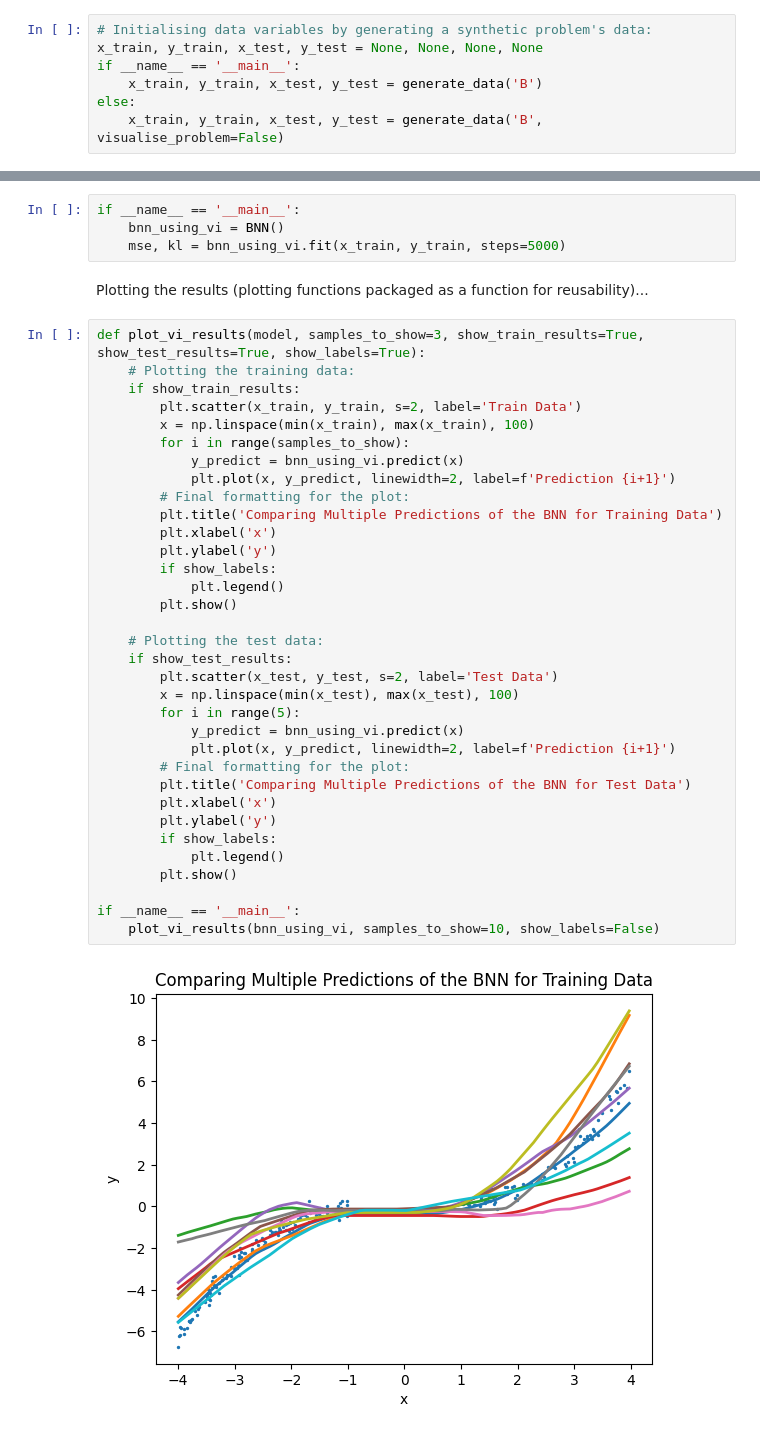
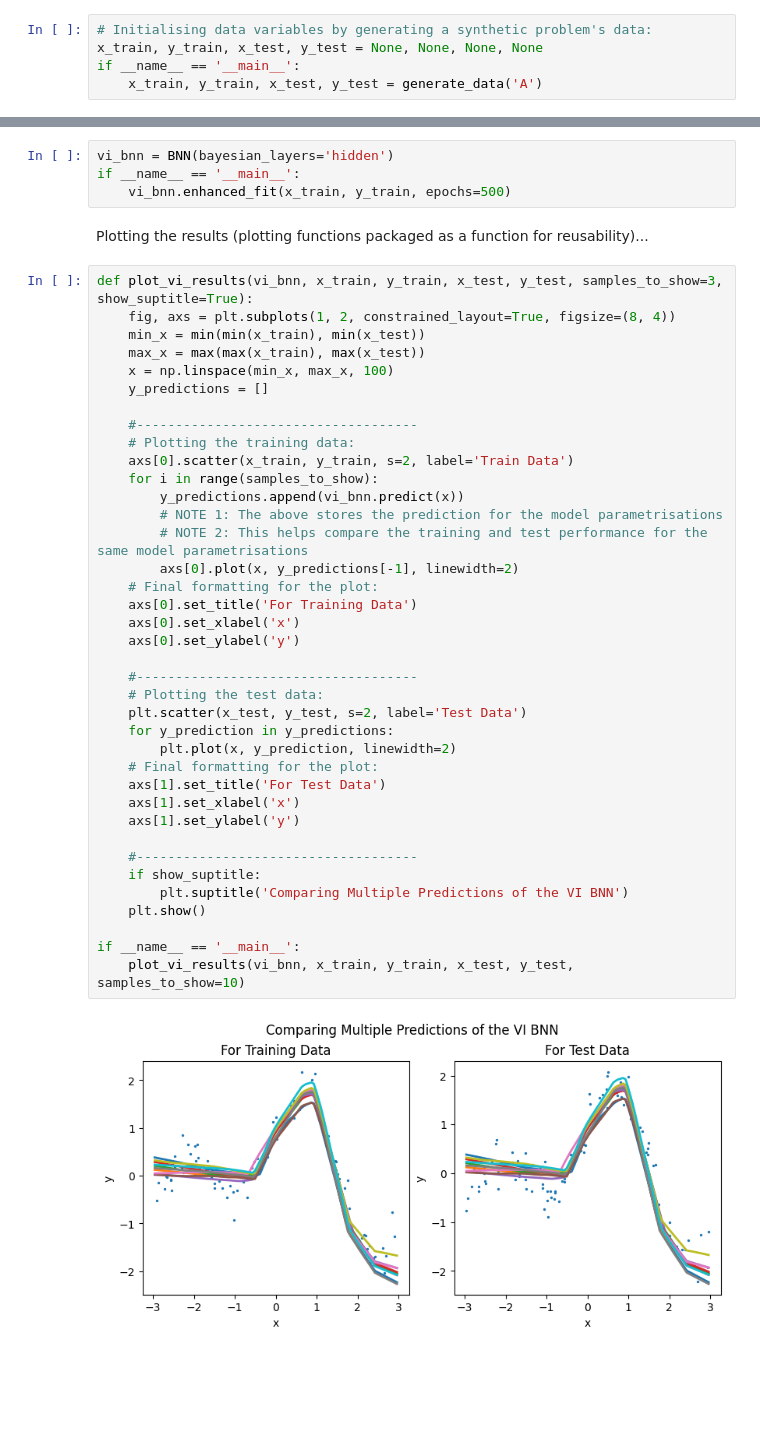
Before and after one commit to pranigopu/mastersProject, a Jupyter notebook: code/dependencies_for_bnn_using_vi.ipynb, the cells around one changed output, grey strips where cells are left out. Cells and saved outputs as stored; diff of their text form; blank space fills up the shorter version.

```diff
--- a/code/dependencies_for_bnn_using_vi.ipynb
+++ b/code/dependencies_for_bnn_using_vi.ipynb
@@ -28,7 +29,5 @@ importing Jupyter notebook from .\dependencies_for_data_generation.ipynb
 # Initialising data variables by generating a synthetic problem's data:
 x_train, y_train, x_test, y_test = None, None, None, None
 if __name__ == '__main__':
-    x_train, y_train, x_test, y_test = generate_data('B')
-else:
-    x_train, y_train, x_test, y_test = generate_data('B', visualise_problem=False)
+    x_train, y_train, x_test, y_test = generate_data('A')
 # %% [output]
@@ -96,44 +153,48 @@ class BNN:
 # %% [markdown]
 # Training BNN and Presenting the Results
 # %%
+vi_bnn = BNN(bayesian_layers='hidden')
 if __name__ == '__main__':
-    bnn_using_vi = BNN()
-    mse, kl = bnn_using_vi.fit(x_train, y_train, steps=5000)
+    vi_bnn.enhanced_fit(x_train, y_train, epochs=500)
 # %% [markdown]
 Plotting the results (plotting functions packaged as a function for reusability)...
 # %%
-def plot_vi_results(model, samples_to_show=3, show_train_results=True, show_test_results=True, show_labels=True):
+def plot_vi_results(vi_bnn, x_train, y_train, x_test, y_test, samples_to_show=3, show_suptitle=True):
+    fig, axs = plt.subplots(1, 2, constrained_layout=True, figsize=(8, 4))
+    min_x = min(min(x_train), min(x_test))
+    max_x = max(max(x_train), max(x_test))
+    x = np.linspace(min_x, max_x, 100)
+    y_predictions = []
+
+    #------------------------------------
     # Plotting the training data:
-    if show_train_results:
-        plt.scatter(x_train, y_train, s=2, label='Train Data')
-        x = np.linspace(min(x_train), max(x_train), 100)
-        for i in range(samples_to_show):
-            y_predict = bnn_using_vi.predict(x)
-            plt.plot(x, y_predict, linewidth=2, label=f'Prediction {i+1}')
-        # Final formatting for the plot:
-        plt.title('Comparing Multiple Predictions of the BNN for Training Data')
-        plt.xlabel('x')
-        plt.ylabel('y')
-        if show_labels:
-            plt.legend()
-        plt.show()
+    axs[0].scatter(x_train, y_train, s=2, label='Train Data')
+    for i in range(samples_to_show):
+        y_predictions.append(vi_bnn.predict(x))
+        # NOTE 1: The above stores the prediction for the model parametrisations
+        # NOTE 2: This helps compare the training and test performance for the same model parametrisations
+        axs[0].plot(x, y_predictions[-1], linewidth=2)
+    # Final formatting for the plot:
+    axs[0].set_title('For Training Data')
+    axs[0].set_xlabel('x')
+    axs[0].set_ylabel('y')
 
+    #------------------------------------
     # Plotting the test data:
-    if show_test_results:
-        plt.scatter(x_test, y_test, s=2, label='Test Data')
-        x = np.linspace(min(x_test), max(x_test), 100)
-        for i in range(5):
-            y_predict = bnn_using_vi.predict(x)
-            plt.plot(x, y_predict, linewidth=2, label=f'Prediction {i+1}')
-        # Final formatting for the plot:
-        plt.title('Comparing Multiple Predictions of the BNN for Test Data')
-        plt.xlabel('x')
-        plt.ylabel('y')
-        if show_labels:
-            plt.legend()
-        plt.show()
+    plt.scatter(x_test, y_test, s=2, label='Test Data')
+    for y_prediction in y_predictions:
+        plt.plot(x, y_prediction, linewidth=2)
+    # Final formatting for the plot:
+    axs[1].set_title('For Test Data')
+    axs[1].set_xlabel('x')
+    axs[1].set_ylabel('y')
+
+    #------------------------------------
+    if show_suptitle:
+        plt.suptitle('Comparing Multiple Predictions of the VI BNN')
+    plt.show()
 
 if __name__ == '__main__':
-    plot_vi_results(bnn_using_vi, samples_to_show=10, show_labels=False)
+    plot_vi_results(vi_bnn, x_train, y_train, x_test, y_test, samples_to_show=10)
 # %% [output]
-[figure, old version]
+[figure, new version]
```
Also changed, not shown: parts of 5 cells of this notebook, 6 other files.
